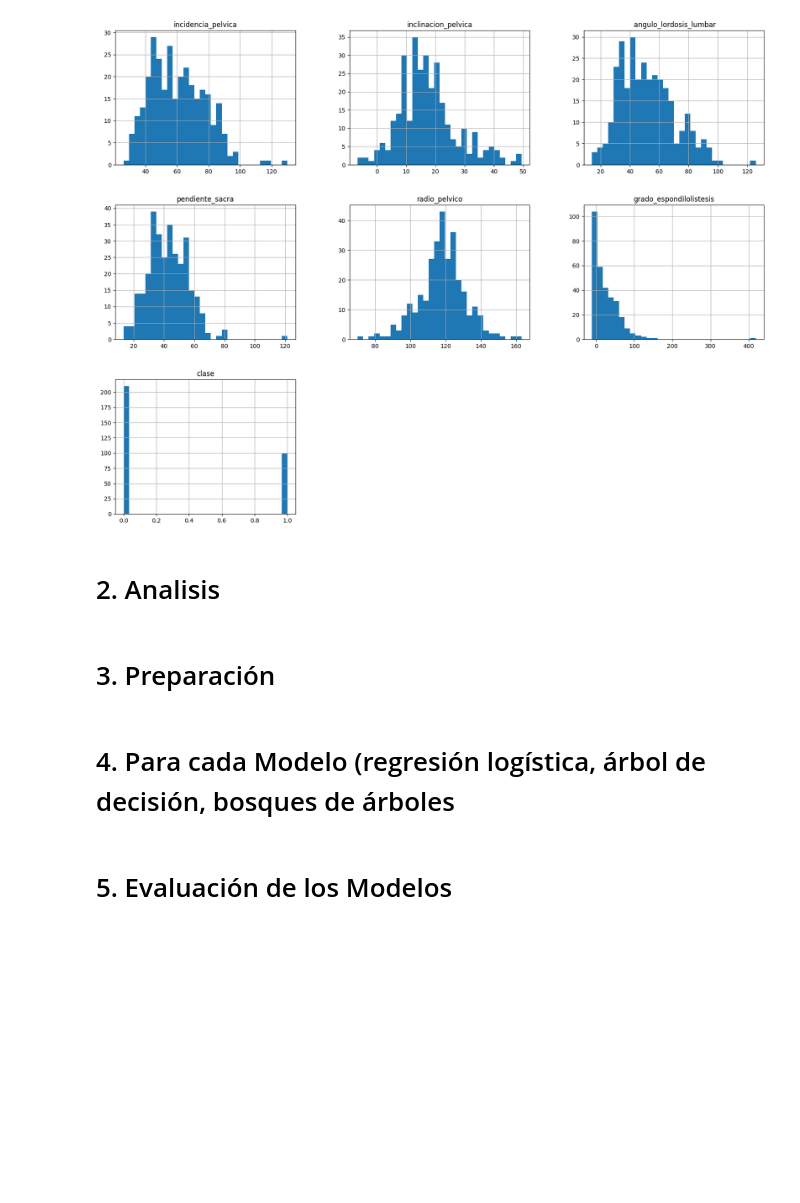
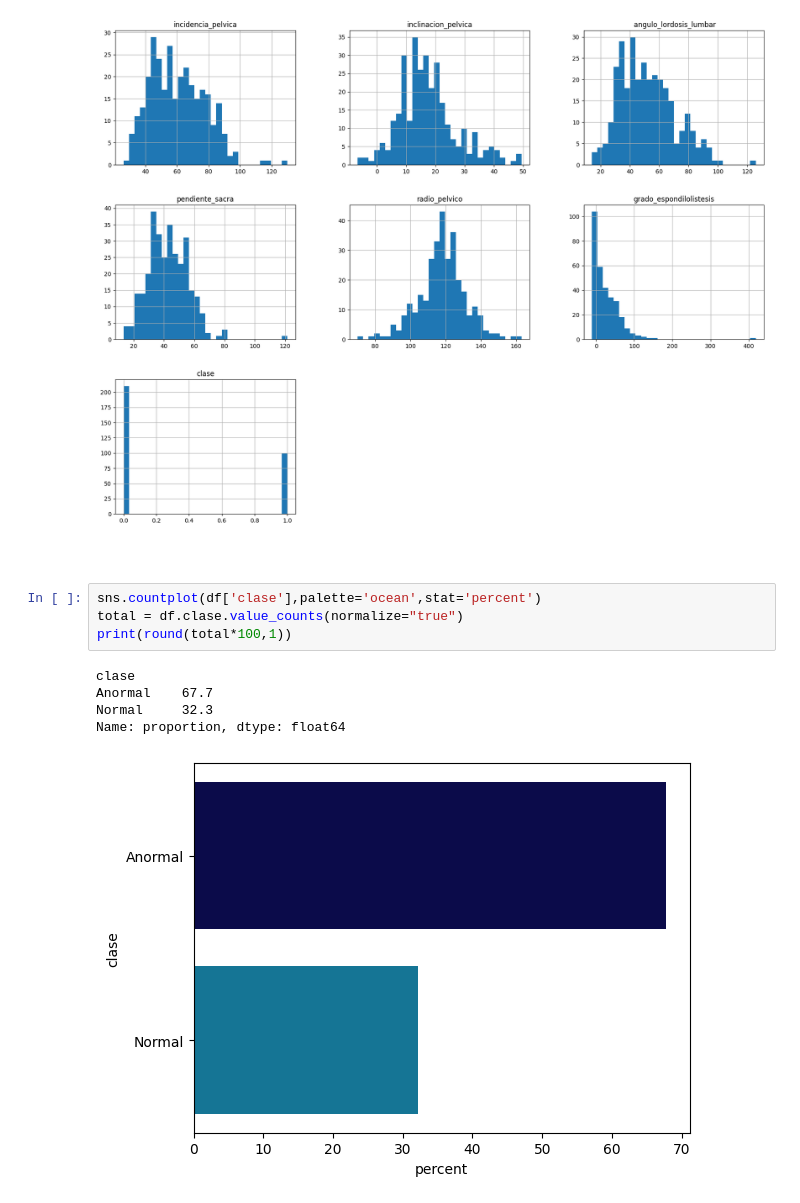
Before and after one commit to notGabo/ET_MachineLearning, a Jupyter notebook: et_ml.ipynb, the cells around one changed output. Saved outputs shown, nothing was run; the diff lists cells and outputs as text; blank space fills up the shorter version.

```diff
--- a/et_ml.ipynb
+++ b/et_ml.ipynb
@@ -153,10 +127,14 @@ plt.show()
 # %% [output]
 [figure]
 # %% [markdown]
-# 2. Analisis
+#
-# %% [markdown]
-# 3. Preparación
-# %% [markdown]
-# 4. Para cada Modelo (regresión logística, árbol de decisión, bosques de árboles
-# %% [markdown]
-# 5. Evaluación de los Modelos
+# %%
+sns.countplot(df['clase'],palette='ocean',stat='percent')
+total = df.clase.value_counts(normalize="true")
+print(round(total*100,1))
+# %% [output]
+clase
+Anormal    67.7
+Normal     32.3
+Name: proportion, dtype: float64
+[figure, added]
```
Also changed, not shown: parts of 11 cells of this notebook.
